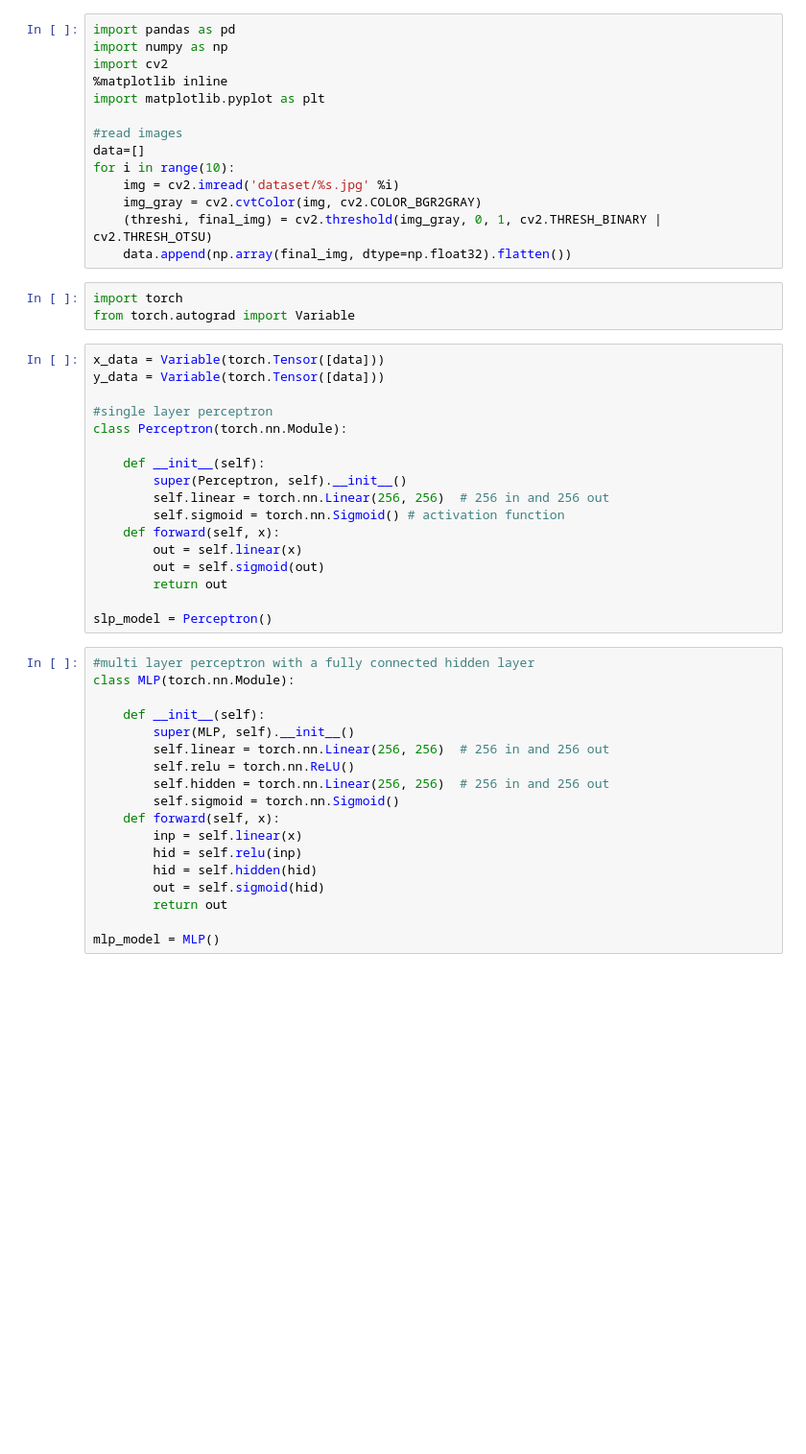
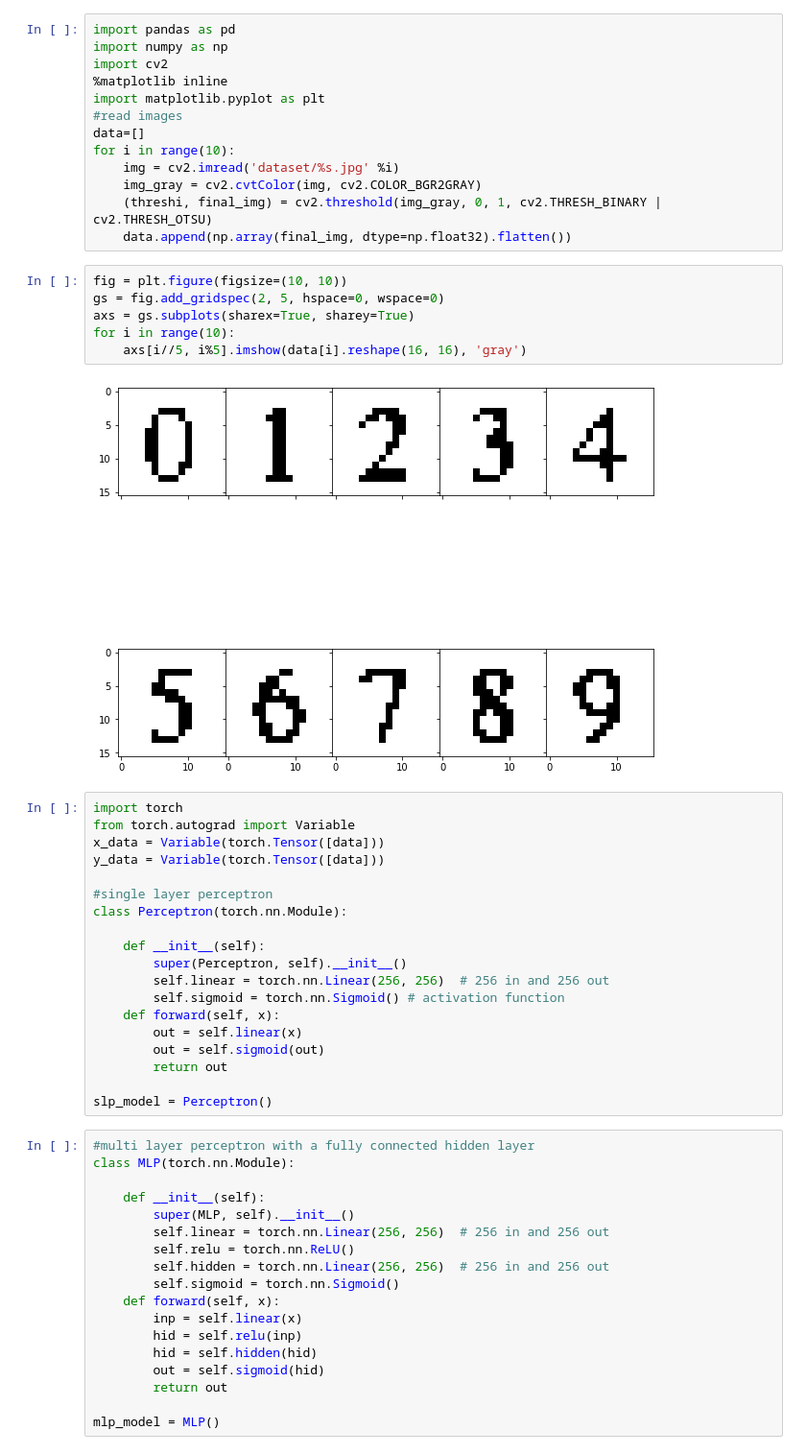
Before and after one commit to shivambang/Neural-Networks, a Jupyter notebook: Perceptron/perceptron.ipynb, the cells around one changed output. Shown at 96% size. Drawn from its saved outputs; the diff is of its cells as text; blank space fills up the shorter version.

Commit message:
show dataset images

```diff
--- a/Perceptron/perceptron.ipynb
+++ b/Perceptron/perceptron.ipynb
@@ -4,7 +4,6 @@ import numpy as np
 import cv2
 %matplotlib inline
 import matplotlib.pyplot as plt
-
 #read images
 data=[]
 for i in range(10):
@@ -12,10 +11,17 @@ for i in range(10):
     img_gray = cv2.cvtColor(img, cv2.COLOR_BGR2GRAY)
     (threshi, final_img) = cv2.threshold(img_gray, 0, 1, cv2.THRESH_BINARY | cv2.THRESH_OTSU)
     data.append(np.array(final_img, dtype=np.float32).flatten())
-# %%
-import torch
-from torch.autograd import Variable
+# %%
+fig = plt.figure(figsize=(10, 10))
+gs = fig.add_gridspec(2, 5, hspace=0, wspace=0)
+axs = gs.subplots(sharex=True, sharey=True)
+for i in range(10):
+    axs[i//5, i%5].imshow(data[i].reshape(16, 16), 'gray')
+# %% [output]
+[figure, added]
 # %%
+import torch
+from torch.autograd import Variable
 x_data = Variable(torch.Tensor([data]))
 y_data = Variable(torch.Tensor([data]))
 
```
